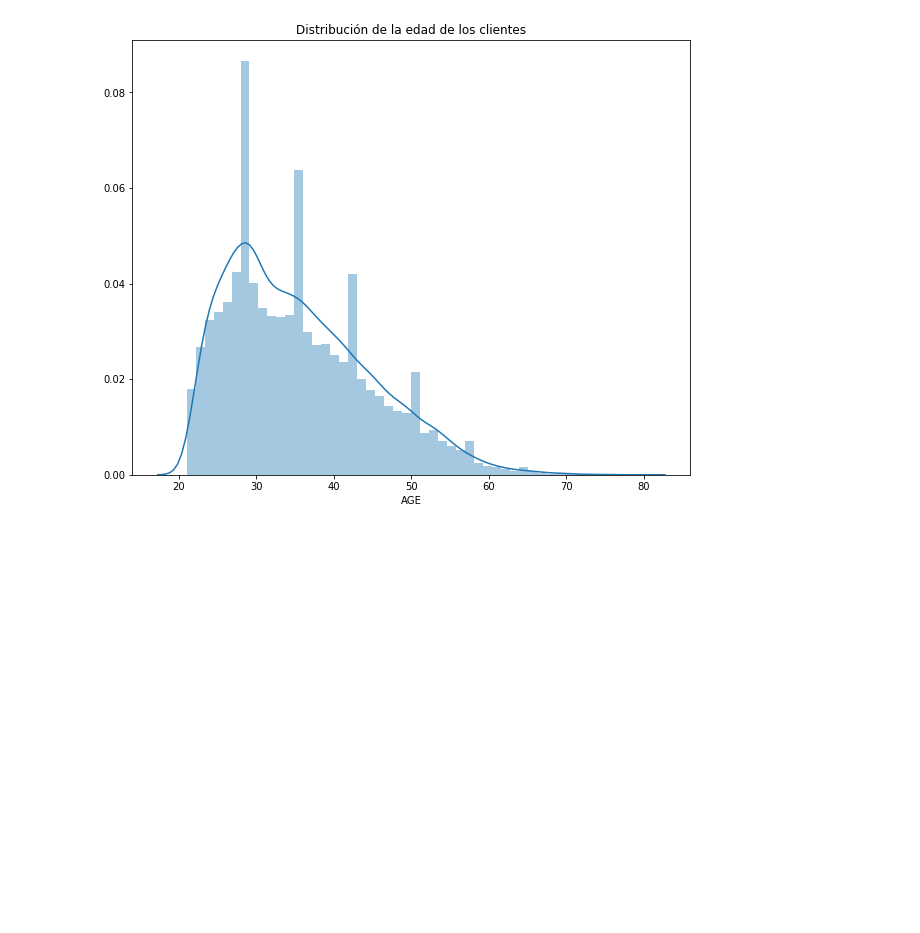
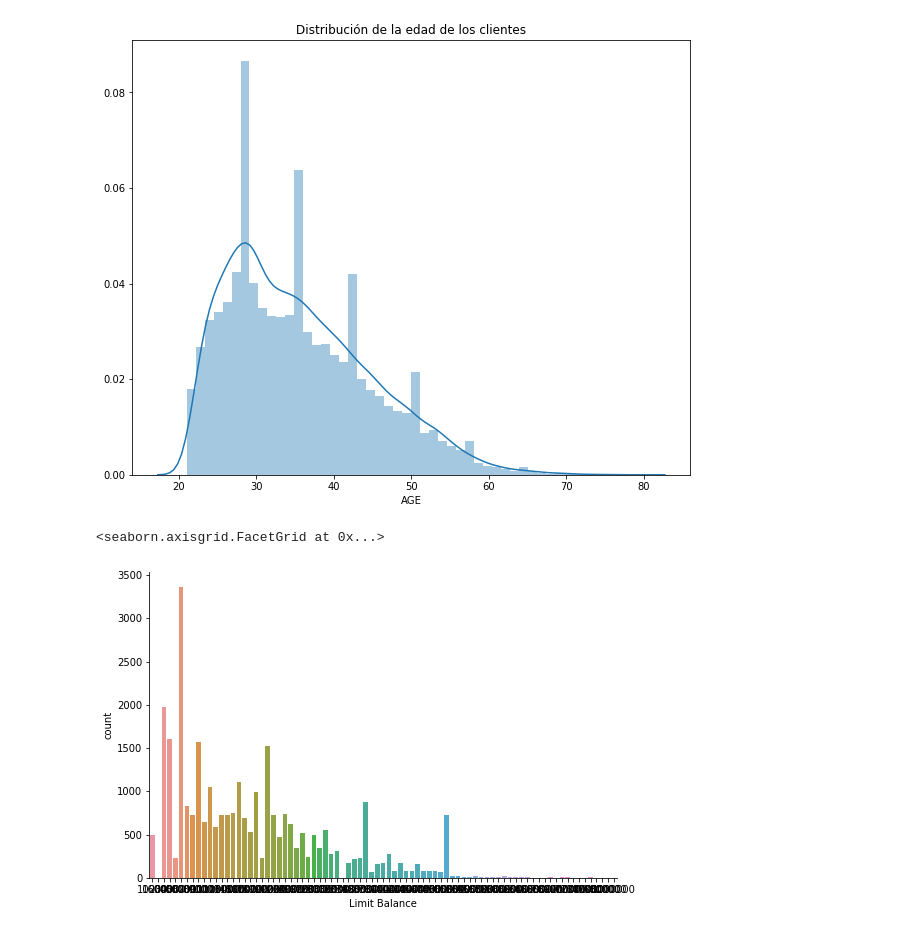
Before and after one commit to rartavia66/Prepare-Explore-Data, a Jupyter notebook: Explore Data.ipynb, the cells around one changed output. Cells and saved outputs as stored; diff of their text form; code cells hidden in the pictures; blank space fills up the shorter version.

```diff
--- a/Explore Data.ipynb
+++ b/Explore Data.ipynb
@@ -499,3 +499,10 @@ ageDist.set_title("Distribución de la edad de los clientes")
 # %% [output]
 Text(0.5, 1.0, 'Distribución de la edad de los clientes')
 [figure]
+# %%
+# Se grafica la cantidad de clientes según el monto del limite
+fg = sns.catplot('LIMIT_BAL', data=credit, kind='count', aspect=1.5)
+fg.set_xlabels('Limit Balance')
+# %% [output]
+<seaborn.axisgrid.FacetGrid at 0x...>
+[figure, added]
```
Also changed, not shown: parts of 10 cells of this notebook, 1 other file.
